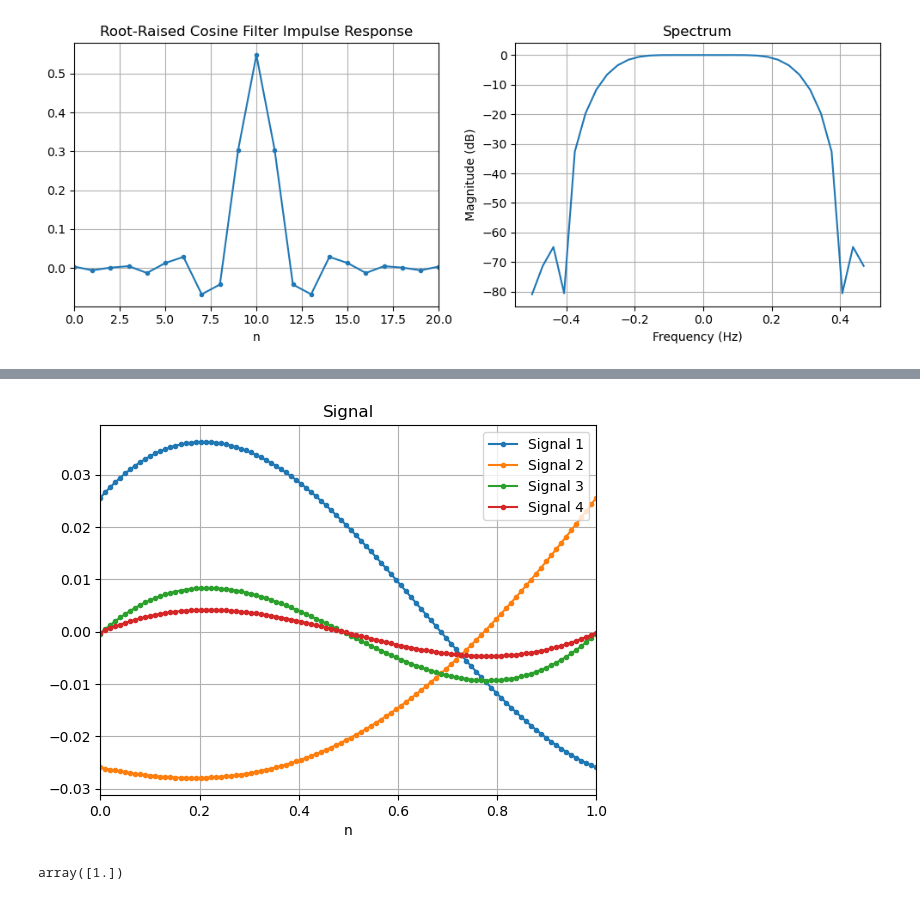
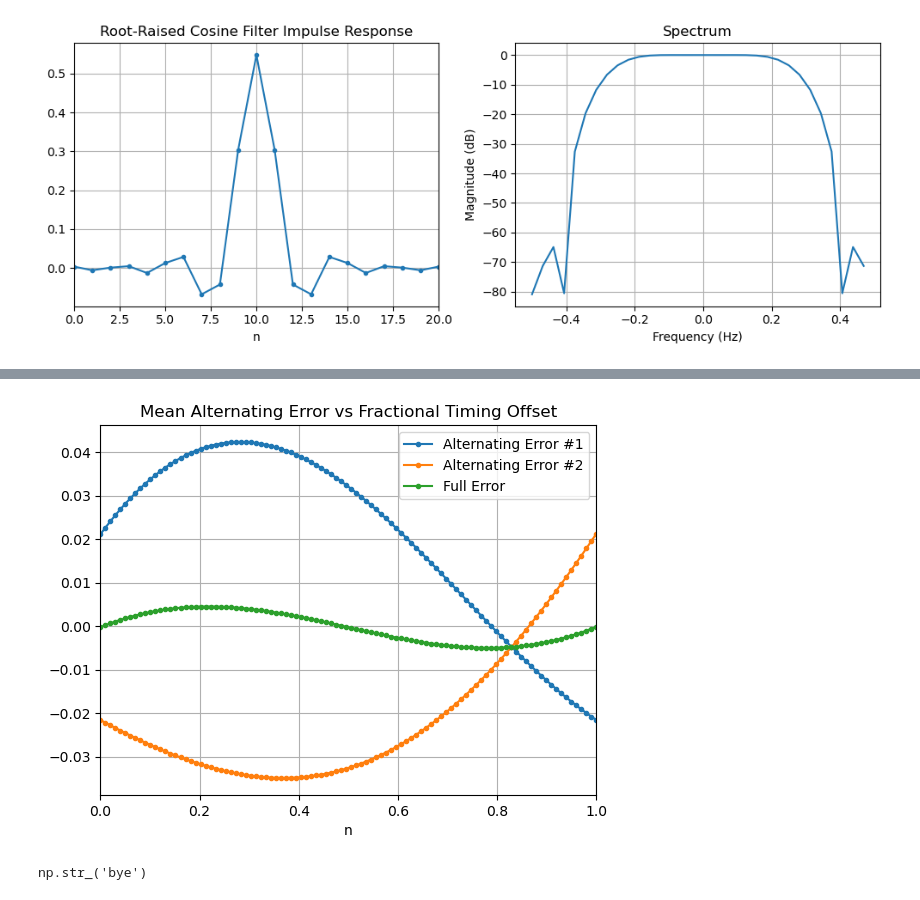
Before and after one commit to cddelong6626/sdr-notebooks, a Jupyter notebook: notebooks/qpsk_sim.ipynb, the cells around one changed output, grey strips where cells are left out. Cells and saved outputs as stored; diff of their text form; code cells hidden in the pictures.

```diff
--- a/notebooks/qpsk_sim.ipynb
+++ b/notebooks/qpsk_sim.ipynb
@@ -151,7 +151,9 @@ cubic interpolation:
 - More accurate than lower order quadratic interpolaters
 """
 
-stc = SymbolTimingCorrector()
+
+
+stc = GardnerSymbolTimingCorrector()
 symbols_sampled = stc.correct_batch(sig_matched)
 
 
@@ -257,40 +287,50 @@ b2 = apply_sto(b1, 0.7)
 b3 = apply_sto(b2, 0.3, 1)
 # plot_signal(b1, b2, b3, n_samps=10)
 
-N_SAMPS=700
-s = np.convolve(upsample(modulate_qpsk(np.random.randint(2, size=N_SAMPS)), SPS), h_rrc)
-# s = upsample(modulate_qpsk(np.random.randint(2, size=N_SAMPS)), SPS)
-# s = np.array([1, 0, -1, 0] * (N_SAMPS//4))
-s = apply_sto(s, 0.3)
-s = np.convolve(s, h_rrc)[20:-20]
+def func(mu):
 
-# s = apply_sto(s, 0.3)
-# plot_signal(s[0:100])
+    N_SAMPS=700
+    s = np.convolve(upsample(modulate_qpsk(np.random.randint(2, size=N_SAMPS)), SPS), h_rrc)
+    # s = upsample(modulate_qpsk(np.random.randint(2, size=N_SAMPS)), SPS)
+    # s = np.array([1, 0, -1, 0] * (N_SAMPS//4))
+    s = apply_sto(s, mu)
+    s = np.convolve(s, h_rrc)[20:-20]
 
-mu = np.linspace(0, 1, 100)
-# mean_e = np.zeros(len(s)+1)
-all_e = np.empty((0, len(mu)))  # empty array with 0 rows, len(mu) columns
+    # s = apply_sto(s, 0.3)
+    # plot_signal(s[0:100])
+
+    mu = np.linspace(0, 1, 100)
+    # mean_e = np.zeros(len(s)+1)
+    all_e = np.empty((0, len(mu)))  # empty array with 0 rows, len(mu) columns
 
 
-farrow.reset()
-for i, samp in enumerate(s):
-    farrow.load(samp)
-    # all_e = np.append(all_e, [gardner_ted(m, farrow) for m in mu], axis=0)
-    # all_e = np.vstack([all_e, [gardner_ted(m, farrow) for m in mu]])
-    row = [gardner_ted(m, farrow) for m in mu]
-    all_e = np.vstack([all_e, row])  # append row to all_e
-    # print(all_e)
+    farrow.reset()
+    for i, samp in enumerate(s):
+        farrow.load(samp)
+        # all_e = np.append(all_e, [gardner_ted(m, farrow) for m in mu], axis=0)
+        # all_e = np.vstack([all_e, [gardner_ted(m, farrow) for m in mu]])
+        row = [GardnerSymbolTimingCorrector.ted(m, farrow) for m in mu]
+        all_e = np.vstack([all_e, row])  # append row to all_e
+        # print(all_e)
 
-mean_e0 = np.array([])
-mean_e1 = np.array([])
-mean_e_tot = np.array([])
-for i in range(len(mu)):
-    mean_e0 = np.append(mean_e0, np.mean(all_e[:, i][0::2]))
-    mean_e1 = np.append(mean_e1, np.mean(all_e[:, i][1::2]))
-    mean_e_tot = np.append(mean_e_tot, np.mean(all_e[:, i]))
+    mean_e0 = np.array([])
+    mean_e1 = np.array([])
+    mean_e_tot = np.array([])
+    for i in range(len(mu)):
+        mean_e0 = np.append(mean_e0, np.mean(all_e[:, i][0::2]))
+        mean_e1 = np.append(mean_e1, np.mean(all_e[:, i][1::2]))
+        mean_e_tot = np.append(mean_e_tot, np.mean(all_e[:, i]))
 
-plot_signal(mean_e0, mean_e1, mean_e0+mean_e1, mean_e_tot, x=mu)
+    fig = plot_signal(mean_e0, mean_e1, mean_e_tot, title='Mean Alternating Error vs Fractional Timing Offset', label=['Alternating Error #1', 'Alternating Error #2', 'Full Error'], x=mu)
+    # fig.savefig('gardner_every_other_sample.png', dpi=90, bbox_inches="tight")
 
+    return mean_e_tot
+
+func(0.2)
+# fig = plot_signal(func(0.2), func(0.4), func(0.6), func(0.8), title='Mean Gardner Error vs Fractional Timing Offset', xlabel='Fractional Timing Offset', ylabel='Mean Gardner Error',
+            # label=['mu=0.2', 'mu=0.4', 'mu=0.6', 'mu=0.8'])
+# fig.savefig('gardner_every_sample.png', dpi=90, bbox_inches="tight")
+# plot_signal(func(0.6), title='Mean Gardner Error vs Fractional Timing Offset', xlabel='Fractional Timing Offset', ylabel='Mean Gardner Error')
 
 # s = np.convolve(apply_sto(s, 0.7), h_rrc)[n:(n+15)]
 # plot_signal(s)
@@ -308,7 +368,11 @@ plot_signal(mean_e0, mean_e1, mean_e0+mean_e1, mean_e_tot, x=mu)
-[figure, old version]
+[figure, new version]
 # %%
 a = np.array([])
 a = np.append(a, 1)
 a
+
+a = ['hi', 'bye']
+
+np.asarray(a)[1]
 # %% [output]
-array([1.])
+np.str_('bye')
```
Also changed, not shown: parts of 12 cells of this notebook, 5 other files.
